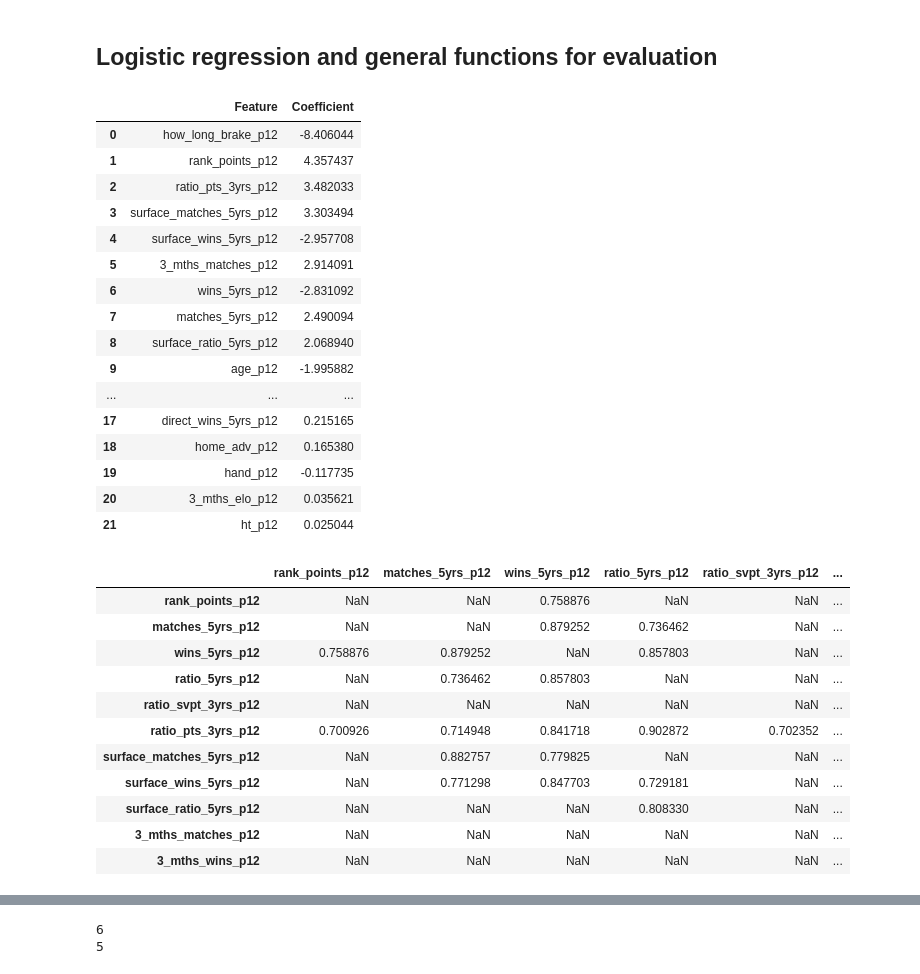
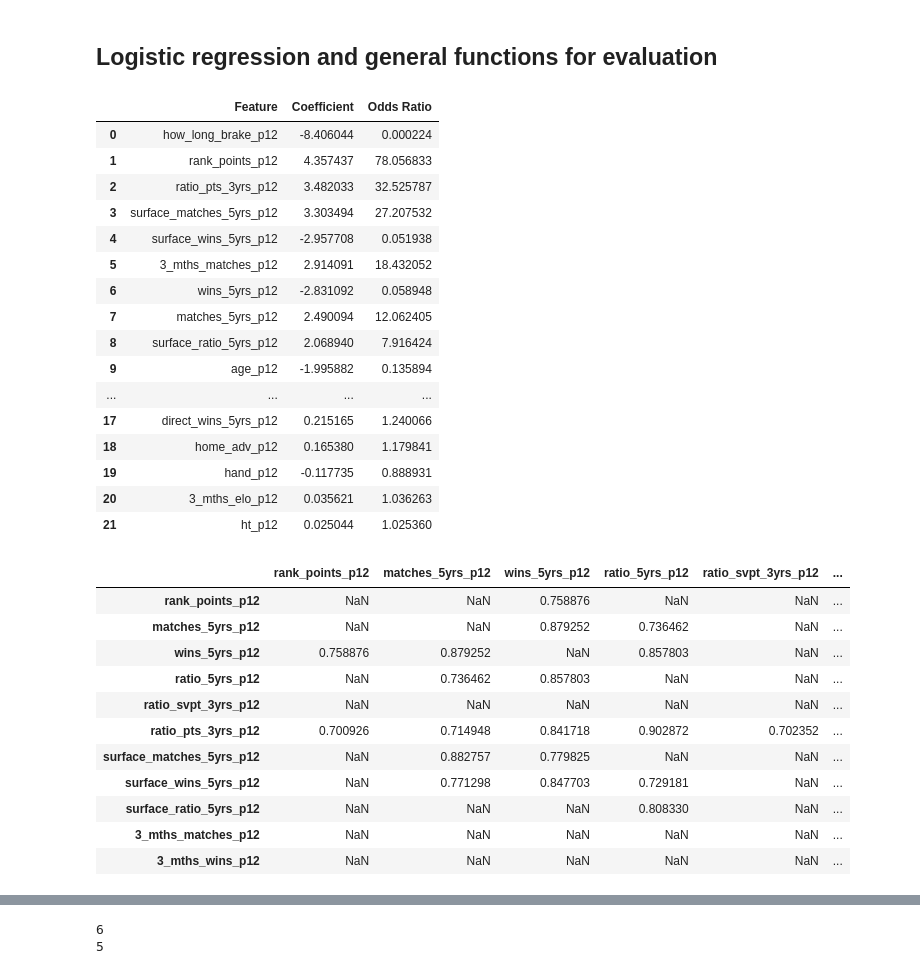
Before and after one commit to JakubWalczak1/tennis_project, a Jupyter notebook: jupyter_notebooks/02_model_development.ipynb, the cells around one changed output, grey strips where cells are left out. Cells and saved outputs as stored; diff of their text form; code cells hidden in the pictures.

```diff
--- a/jupyter_notebooks/02_model_development.ipynb
+++ b/jupyter_notebooks/02_model_development.ipynb
@@ -55,9 +68,11 @@ def train_and_coefficients(X_train, y_train, C=1):
     w = np.array(log_reg.coef_).transpose()
 
     coefficients = log_reg.coef_
-    coefficients_df = pd.DataFrame({'Feature': X_train.columns, 'Coefficient': coefficients[0]})
+    odds_ratios = np.exp(coefficients)
+    coefficients_df = pd.DataFrame({'Feature': X_train.columns, 'Coefficient': coefficients[0], 'Odds Ratio': odds_ratios[0]})
     coefficients_df = coefficients_df.reindex(coefficients_df['Coefficient'].abs().sort_values(ascending=False).index).reset_index(drop=True)
     display(coefficients_df)
+
     return log_reg, w
 
 # Viewing correlation matrix and correlation heatmap:
@@ -128,50 +143,50 @@ def mcfadden_adjusted_rsquare(w, X, y):
 # Compering 2 models by accuracy, logistic loss, AUC (and McFadden's adjusted-R-square if it is logistic regression).
 def compare_models(models, Xs, y, w=None, log_reg=False, count_of_models=2):
     eval_dict = {}
     for i in range(count_of_models):
         mod_accuracy = models[i].score(Xs[i], y)
         mod_loss, mod_auc = log_loss_and_roc(models[i], Xs[i], y)
         mod_cross = cross_validation(models[i], Xs[i], y)
         # Formatting np.arrays to exacly 4 digits for increased readibility.
         full_cross_scoring = []
         for scoring in mod_cross:
             full_cross_scoring.append(', '.join([f'{i:.4f}' for i in scoring]))
         # Printing scores for cross-validation.
         print(f'Model {i+1} (cross-val): accuracy = [{full_cross_scoring[0]}], log loss = [{full_cross_scoring[1]}]')
         # Constructing dictionary with scores that will be displayed as DataFrame.
         eval_data = [mod_accuracy, mod_loss, mod_auc, mod_cross[0].mean(), mod_cross[0].std(), mod_cross[1].mean(), mod_cross[1].std()]
         if log_reg:
             eval_data.append(mcfadden_adjusted_rsquare(w[i], Xs[i], y))
         eval_dict[f'Model {i+1}'] = eval_data
 
     models_df = pd.DataFrame(eval_dict)
     models_df.index = ['Accuracy', 'Logistic loss', 'AUC', 'Average accuracy (cross-val)', 'Std accuracy (cross-val)',
                        'Average log loss (cross-val)', 'Std log loss (cross-val)', "McFadden's adjusted-R-squared"][:len(models_df)]
     display(models_df.round(4))
 
 # Training first model.
 log_reg0, w0 = train_and_coefficients(X_train, y_train)
 
 # Correlation matrix.
 view_corr(X_train)
 # %% [output]
-|  | Feature | Coefficient |
-| 0 | how_long_brake_p12 | -8.406044 |
-| 1 | rank_points_p12 | 4.357437 |
-| 2 | ratio_pts_3yrs_p12 | 3.482033 |
-| 3 | surface_matches_5yrs_p12 | 3.303494 |
-| 4 | surface_wins_5yrs_p12 | -2.957708 |
-| 5 | 3_mths_matches_p12 | 2.914091 |
-| 6 | wins_5yrs_p12 | -2.831092 |
-| 7 | matches_5yrs_p12 | 2.490094 |
-| 8 | surface_ratio_5yrs_p12 | 2.068940 |
-| 9 | age_p12 | -1.995882 |
-| ... | ... | ... |
-| 17 | direct_wins_5yrs_p12 | 0.215165 |
-| 18 | home_adv_p12 | 0.165380 |
-| 19 | hand_p12 | -0.117735 |
-| 20 | 3_mths_elo_p12 | 0.035621 |
-| 21 | ht_p12 | 0.025044 |
+|  | Feature | Coefficient | Odds Ratio |
+| 0 | how_long_brake_p12 | -8.406044 | 0.000224 |
+| 1 | rank_points_p12 | 4.357437 | 78.056833 |
+| 2 | ratio_pts_3yrs_p12 | 3.482033 | 32.525787 |
+| 3 | surface_matches_5yrs_p12 | 3.303494 | 27.207532 |
+| 4 | surface_wins_5yrs_p12 | -2.957708 | 0.051938 |
+| 5 | 3_mths_matches_p12 | 2.914091 | 18.432052 |
+| 6 | wins_5yrs_p12 | -2.831092 | 0.058948 |
+| 7 | matches_5yrs_p12 | 2.490094 | 12.062405 |
+| 8 | surface_ratio_5yrs_p12 | 2.068940 | 7.916424 |
+| 9 | age_p12 | -1.995882 | 0.135894 |
+| ... | ... | ... | ... |
+| 17 | direct_wins_5yrs_p12 | 0.215165 | 1.240066 |
+| 18 | home_adv_p12 | 0.165380 | 1.179841 |
+| 19 | hand_p12 | -0.117735 | 0.888931 |
+| 20 | 3_mths_elo_p12 | 0.035621 | 1.036263 |
+| 21 | ht_p12 | 0.025044 | 1.025360 |
 |  | rank_points_p12 | matches_5yrs_p12 | wins_5yrs_p12 | ratio_5yrs_p12 | ratio_svpt_3yrs_p12 | ... |
 | rank_points_p12 | NaN | NaN | 0.758876 | NaN | NaN | ... |
 | matches_5yrs_p12 | NaN | NaN | 0.879252 | 0.736462 | NaN | ... |
```
Also changed, not shown: parts of 8 cells of this notebook, 1 other file.
